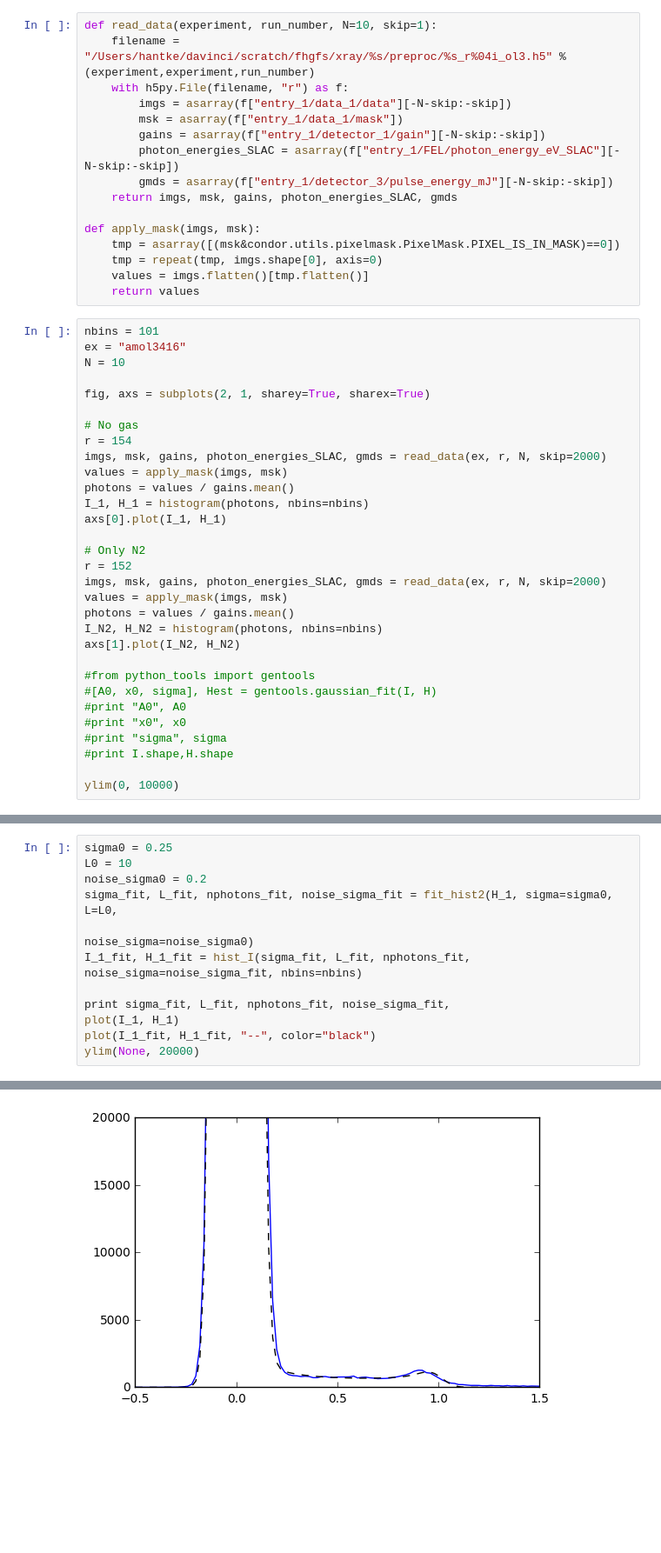
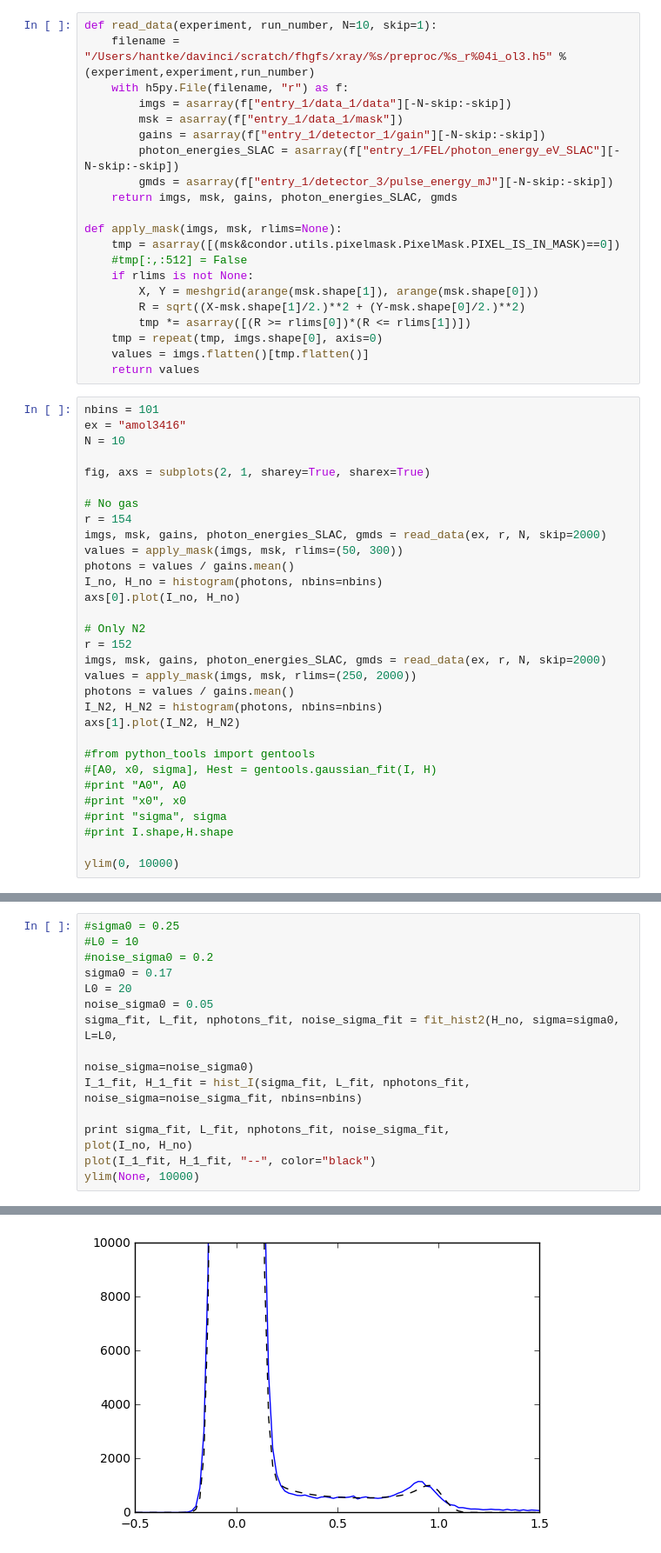
Before and after one commit to mhantke/siph, a Jupyter notebook: photon_splitting.ipynb, the cells around one changed output, grey strips where cells are left out. Shown: that part at 87% size. Cells and saved outputs as stored; diff of their text form; blank space fills up the shorter version.

```diff
--- a/photon_splitting.ipynb
+++ b/photon_splitting.ipynb
@@ -18,8 +31,13 @@ def read_data(experiment, run_number, N=10, skip=1):
         gmds = asarray(f["entry_1/detector_3/pulse_energy_mJ"][-N-skip:-skip])
     return imgs, msk, gains, photon_energies_SLAC, gmds
 
-def apply_mask(imgs, msk):
+def apply_mask(imgs, msk, rlims=None):
     tmp = asarray([(msk&condor.utils.pixelmask.PixelMask.PIXEL_IS_IN_MASK)==0])
+    #tmp[:,:512] = False
+    if rlims is not None:
+        X, Y = meshgrid(arange(msk.shape[1]), arange(msk.shape[0]))
+        R = sqrt((X-msk.shape[1]/2.)**2 + (Y-msk.shape[0]/2.)**2)
+        tmp *= asarray([(R >= rlims[0])*(R <= rlims[1])])
     tmp = repeat(tmp, imgs.shape[0], axis=0)
     values = imgs.flatten()[tmp.flatten()]
     return values
@@ -33,15 +51,15 @@ fig, axs = subplots(2, 1, sharey=True, sharex=True)
 # No gas
 r = 154
 imgs, msk, gains, photon_energies_SLAC, gmds = read_data(ex, r, N, skip=2000)
-values = apply_mask(imgs, msk)
+values = apply_mask(imgs, msk, rlims=(50, 300))
 photons = values / gains.mean()
-I_1, H_1 = histogram(photons, nbins=nbins)
-axs[0].plot(I_1, H_1)
+I_no, H_no = histogram(photons, nbins=nbins)
+axs[0].plot(I_no, H_no)
 
 # Only N2
 r = 152
 imgs, msk, gains, photon_energies_SLAC, gmds = read_data(ex, r, N, skip=2000)
-values = apply_mask(imgs, msk)
+values = apply_mask(imgs, msk, rlims=(250, 2000))
 photons = values / gains.mean()
 I_N2, H_N2 = histogram(photons, nbins=nbins)
 axs[1].plot(I_N2, H_N2)
@@ -60,13 +78,16 @@ ylim(0, 10000)
 # %%
-sigma0 = 0.25
-L0 = 10
-noise_sigma0 = 0.2
-sigma_fit, L_fit, nphotons_fit, noise_sigma_fit = fit_hist2(H_1, sigma=sigma0, L=L0,
-                                                           noise_sigma=noise_sigma0)
+#sigma0 = 0.25
+#L0 = 10
+#noise_sigma0 = 0.2
+sigma0 = 0.17
+L0 = 20
+noise_sigma0 = 0.05
+sigma_fit, L_fit, nphotons_fit, noise_sigma_fit = fit_hist2(H_no, sigma=sigma0, L=L0,
+                                                         noise_sigma=noise_sigma0)
 I_1_fit, H_1_fit = hist_I(sigma_fit, L_fit, nphotons_fit, noise_sigma=noise_sigma_fit, nbins=nbins)
 
 print sigma_fit, L_fit, nphotons_fit, noise_sigma_fit,
-plot(I_1, H_1)
+plot(I_no, H_no)
 plot(I_1_fit, H_1_fit, "--", color="black")
-ylim(None, 20000)
+ylim(None, 10000)
 # %% [output]
@@ -75 +96 @@ ylim(None, 20000)
-[figure, old version]
+[figure, new version]
```
Also changed, not shown: parts of 12 cells of this notebook, 1 other file.
